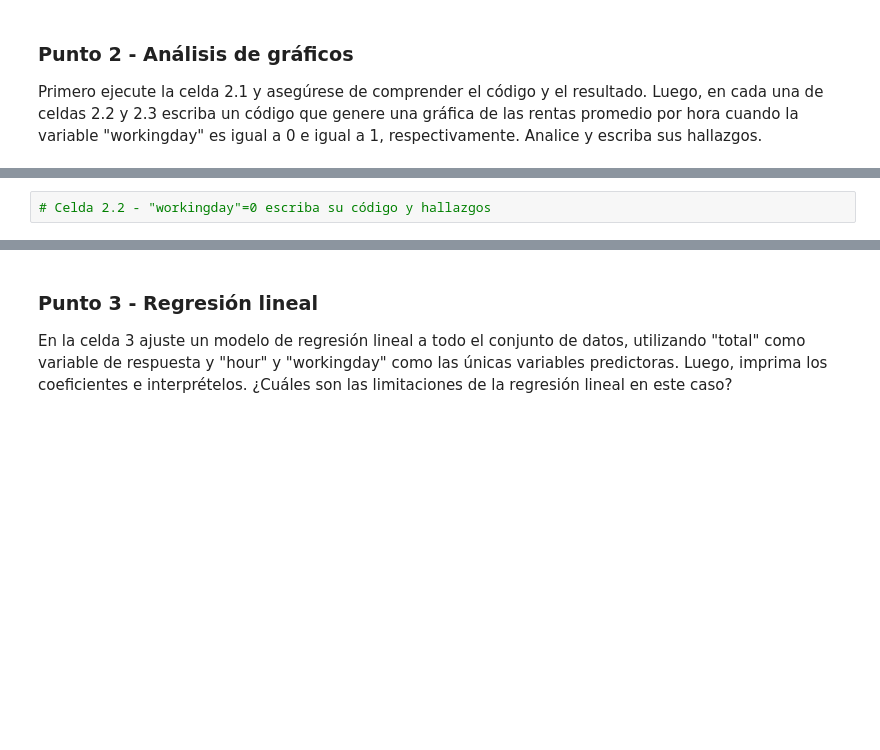
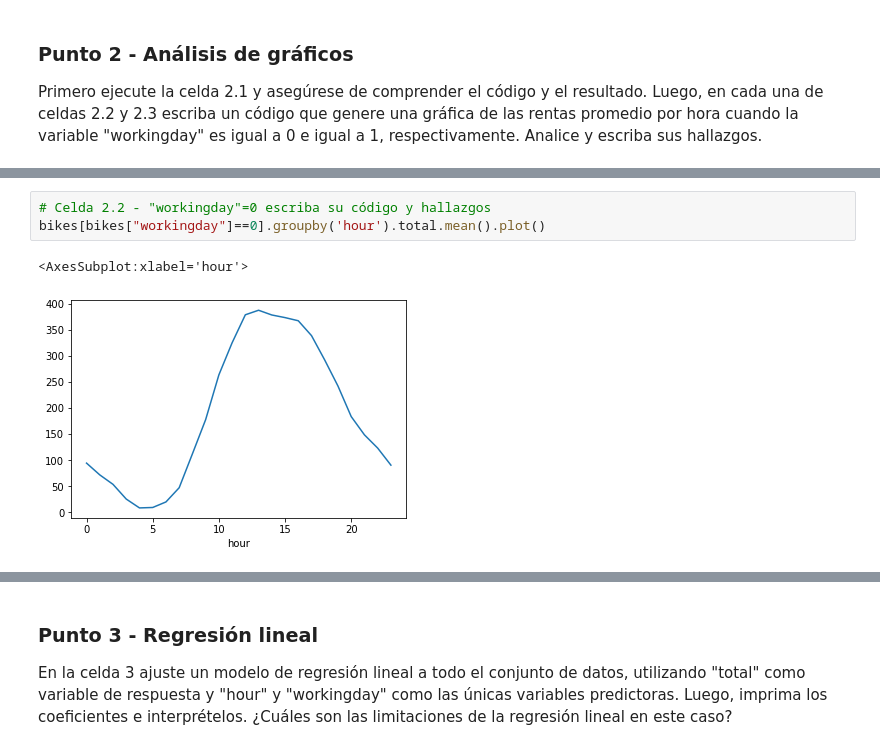
Before and after one commit to egirald/MIAD_ML_and_NLP, a Jupyter notebook: Semana 1/S1TC1_arboles_ensamblajes.ipynb, the cells around one changed output, grey strips where cells are left out. Saved outputs shown, nothing was run; the diff lists cells and outputs as text; blank space fills up the shorter version.

```diff
--- a/Semana 1/S1TC1_arboles_ensamblajes.ipynb
+++ b/Semana 1/S1TC1_arboles_ensamblajes.ipynb
@@ -50,2 +125,6 @@ bikes.groupby('hour').total.mean().plot()
 # %%
 # Celda 2.2 - "workingday"=0 escriba su código y hallazgos
+bikes[bikes["workingday"]==0].groupby('hour').total.mean().plot()
+# %% [output]
+<AxesSubplot:xlabel='hour'>
+[figure, added]
```
Also changed, not shown: parts of 11 cells of this notebook.
